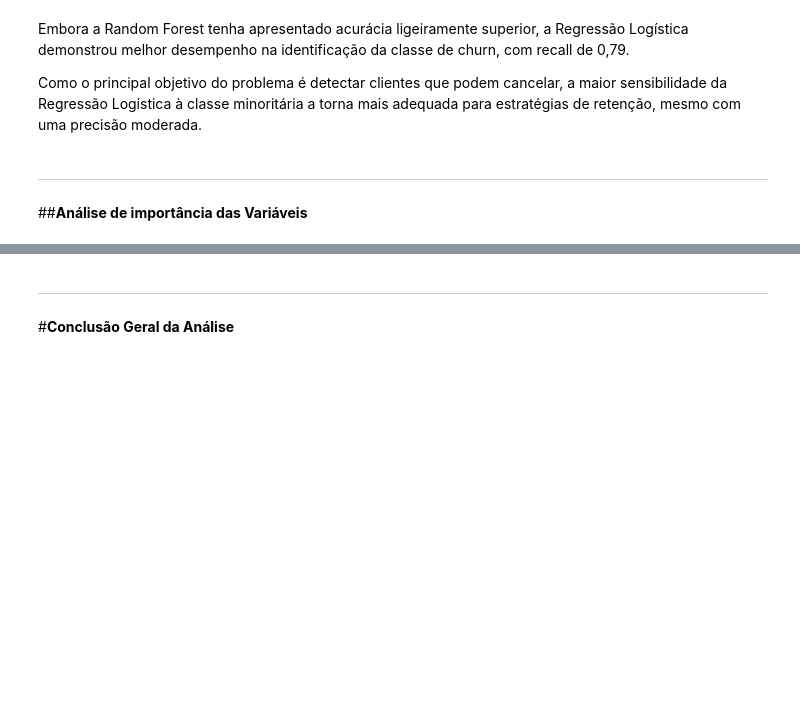
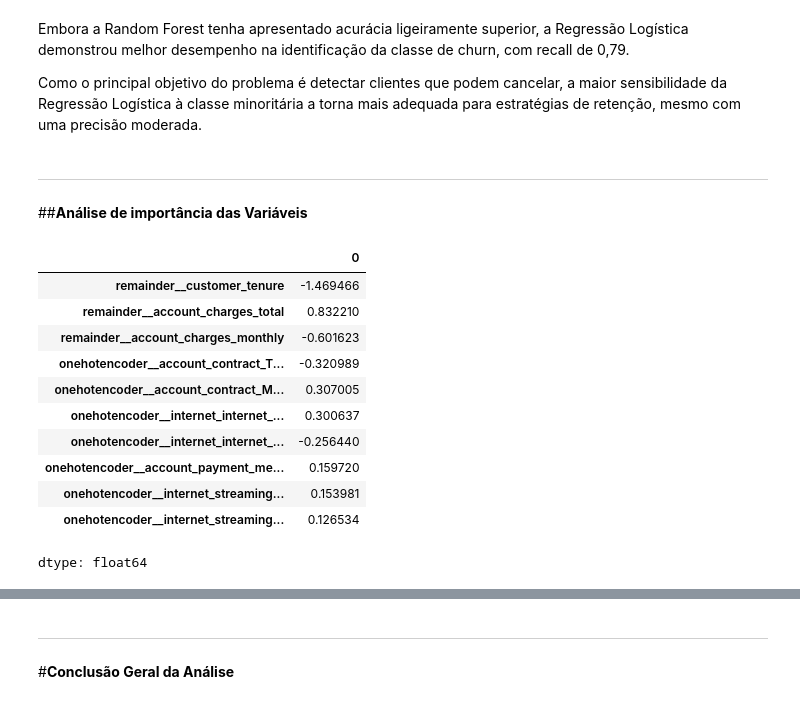
Before and after one commit to paulahruizpro-ux/telecom-x-ii, a Jupyter notebook: Telecom_X_2.ipynb, the cells around one changed output, grey strips where cells are left out. Drawn from its saved outputs; the diff is of its cells as text; code cells hidden in the pictures; blank space fills up the shorter version.

```diff
--- a/Telecom_X_2.ipynb
+++ b/Telecom_X_2.ipynb
@@ -678,4 +710,22 @@ Como o principal objetivo do problema é detectar clientes que podem cancelar, a
 ---
 # %% [markdown]
 ##**Análise de importância das Variáveis**
+# %%
+pd.Series(
+    modelo_regressao_logist.coef_[0],
+    index=X_treino_norm.columns
+).sort_values(key=abs, ascending=False).head(10)
+# %% [output]
+|  | 0 |
+| remainder__customer_tenure | -1.469466 |
+| remainder__account_charges_total | 0.832210 |
+| remainder__account_charges_monthly | -0.601623 |
+| onehotencoder__account_contract_T... | -0.320989 |
+| onehotencoder__account_contract_M... | 0.307005 |
+| onehotencoder__internet_internet_... | 0.300637 |
+| onehotencoder__internet_internet_... | -0.256440 |
+| onehotencoder__account_payment_me... | 0.159720 |
+| onehotencoder__internet_streaming... | 0.153981 |
+| onehotencoder__internet_streaming... | 0.126534 |
+dtype: float64
 # %% [markdown]
```
Also changed, not shown: parts of 17 cells of this notebook.
